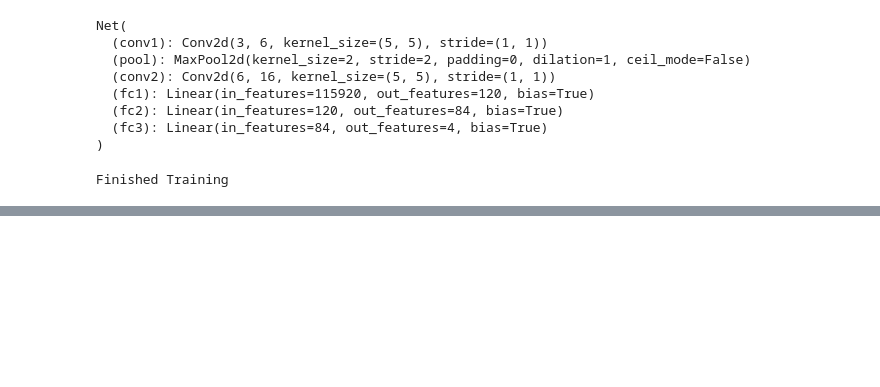
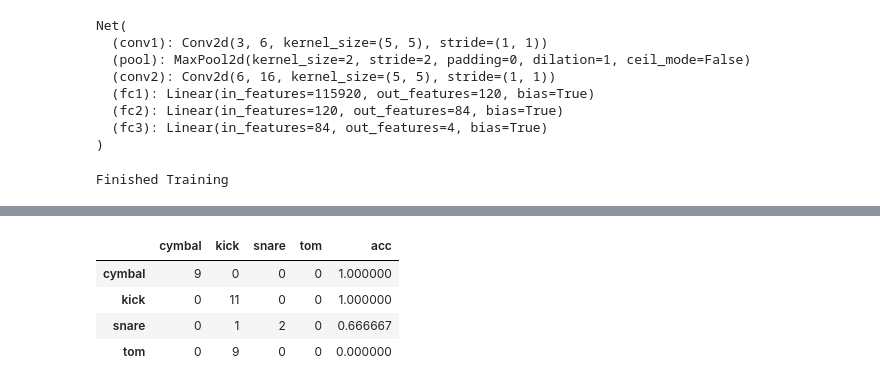
Before and after one commit to erinlopez/ADT, a Jupyter notebook: drums pytorch.ipynb, the cells around one changed output, grey strips where cells are left out. Cells and saved outputs as stored; diff of their text form; code cells hidden in the pictures; blank space fills up the shorter version.

```diff
--- a/drums pytorch.ipynb
+++ b/drums pytorch.ipynb
@@ -147,0 +130,14 @@ Accuracy of the network on the test images: 87 %
+# %%
+acc = 0
+count = 0
+predlst = []
+truth = []
+for inputs, labels in test_loader:
+    outputs = net(inputs)
+    acc += (torch.argmax(outputs, 1) == labels).float().sum()
+    count += len(labels)
+    _, pred = torch.max(outputs, 1)
+    predlst.extend(pred.tolist())
+    truth.extend(labels.tolist())
+acc /= count
+print("Epoch %d: model accuracy %.2f%%" % (epoch, acc*100))
@@ -147,0 +157,29 @@ Accuracy of the network on the test images: 87 %
+# %%
+from sklearn.metrics import confusion_matrix
+
+def conf(truth, pred, classes):
+
+    #confusion matrix
+    conf = pd.DataFrame(confusion_matrix(truth, pred))
+    conf.columns = classes
+    conf.index = classes
+
+    #accuracy column
+    cymacc = conf['cymbal'][0] / int(sum(conf.loc['cymbal']))
+    kickacc = conf['kick'][1] / int(sum(conf.loc['kick']))
+    snareacc = conf['snare'][2] / int(sum(conf.loc['snare']))
+    tomacc = conf['tom'][3] / int(sum(conf.loc['tom']))
+
+    acc = [cymacc, kickacc, snareacc, tomacc]
+    conf['acc'] = acc
+
+    return(conf)
+
+
+conf(truth, predlst, classes)
+# %% [output]
+|  | cymbal | kick | snare | tom | acc |
+| cymbal | 9 | 0 | 0 | 0 | 1.000000 |
+| kick | 0 | 11 | 0 | 0 | 1.000000 |
+| snare | 0 | 1 | 2 | 0 | 0.666667 |
+| tom | 0 | 9 | 0 | 0 | 0.000000 |
```
Also changed, not shown: parts of 7 cells of this notebook.
